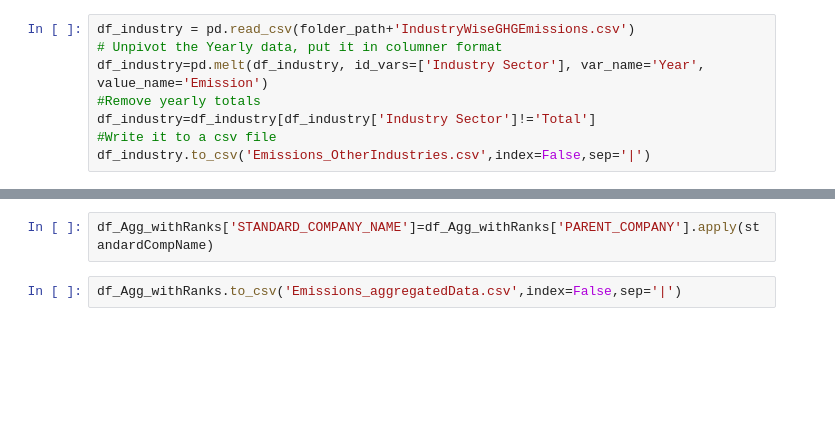
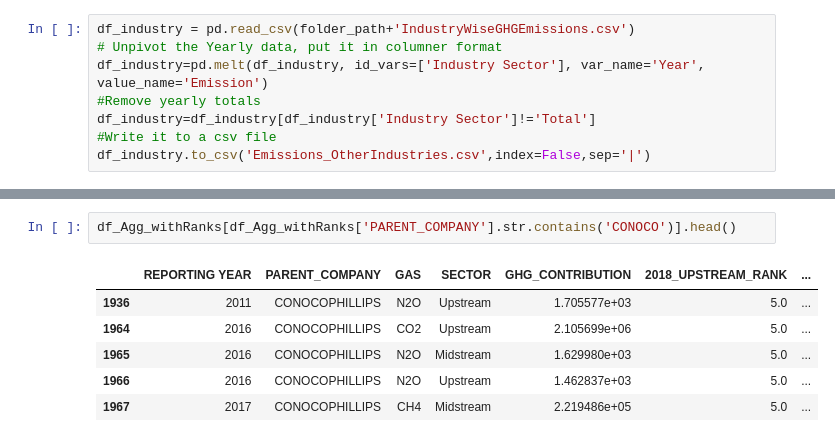
Before and after one commit to rafeesumich/591-GHGFromOilandGasSystems, a Jupyter notebook: EmissionsDataPreparation.ipynb, the cells around one changed output, grey strips where cells are left out. Cells and saved outputs as stored; diff of their text form; blank space fills up the shorter version.

```diff
--- a/EmissionsDataPreparation.ipynb
+++ b/EmissionsDataPreparation.ipynb
@@ -479,4 +342,9 @@ df_NameCleanup.sample(5)
 # %%
-df_Agg_withRanks['STANDARD_COMPANY_NAME']=df_Agg_withRanks['PARENT_COMPANY'].apply(standardCompName)
+df_Agg_withRanks[df_Agg_withRanks['PARENT_COMPANY'].str.contains('CONOCO')].head()
+# %% [output]
+|  | REPORTING YEAR | PARENT_COMPANY | GAS | SECTOR | GHG_CONTRIBUTION | 2018_UPSTREAM_RANK | ... |
+| 1936 | 2011 | CONOCOPHILLIPS | N2O | Upstream | 1.705577e+03 | 5.0 | ... |
+| 1964 | 2016 | CONOCOPHILLIPS | CO2 | Upstream | 2.105699e+06 | 5.0 | ... |
+| 1965 | 2016 | CONOCOPHILLIPS | N2O | Midstream | 1.629980e+03 | 5.0 | ... |
+| 1966 | 2016 | CONOCOPHILLIPS | N2O | Upstream | 1.462837e+03 | 5.0 | ... |
+| 1967 | 2017 | CONOCOPHILLIPS | CH4 | Midstream | 2.219486e+05 | 5.0 | ... |
-# %%
-df_Agg_withRanks.to_csv('Emissions_aggregatedData.csv',index=False,sep='|')
```
Also changed, not shown: parts of 51 cells of this notebook, 20 other files.
